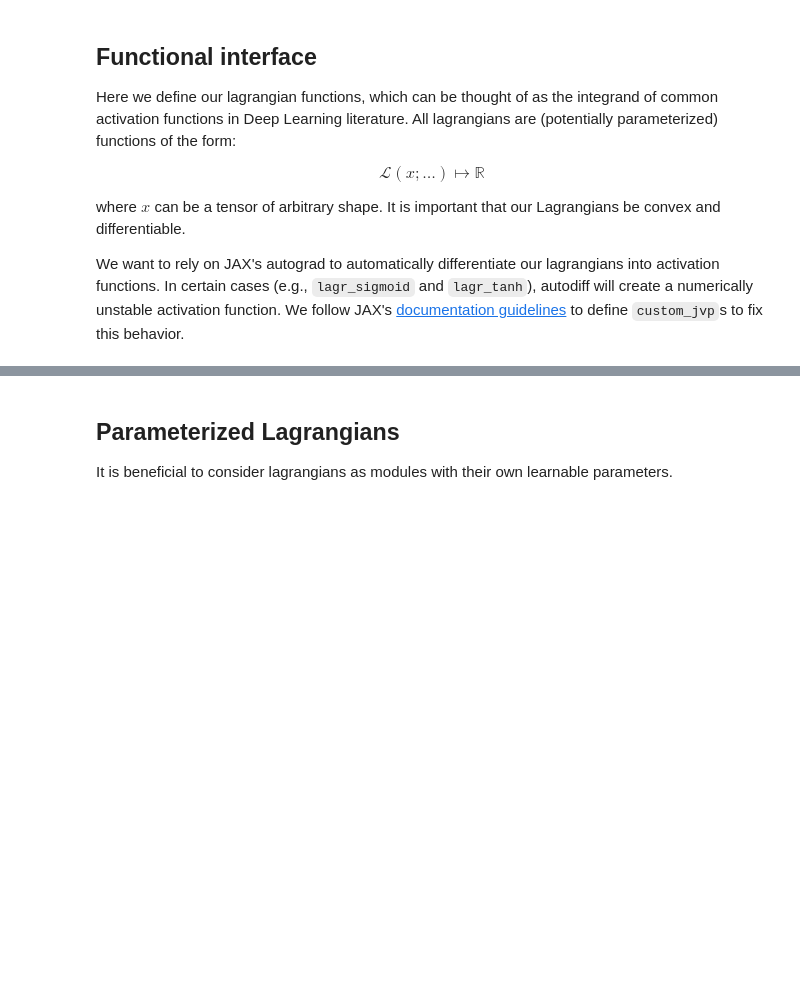
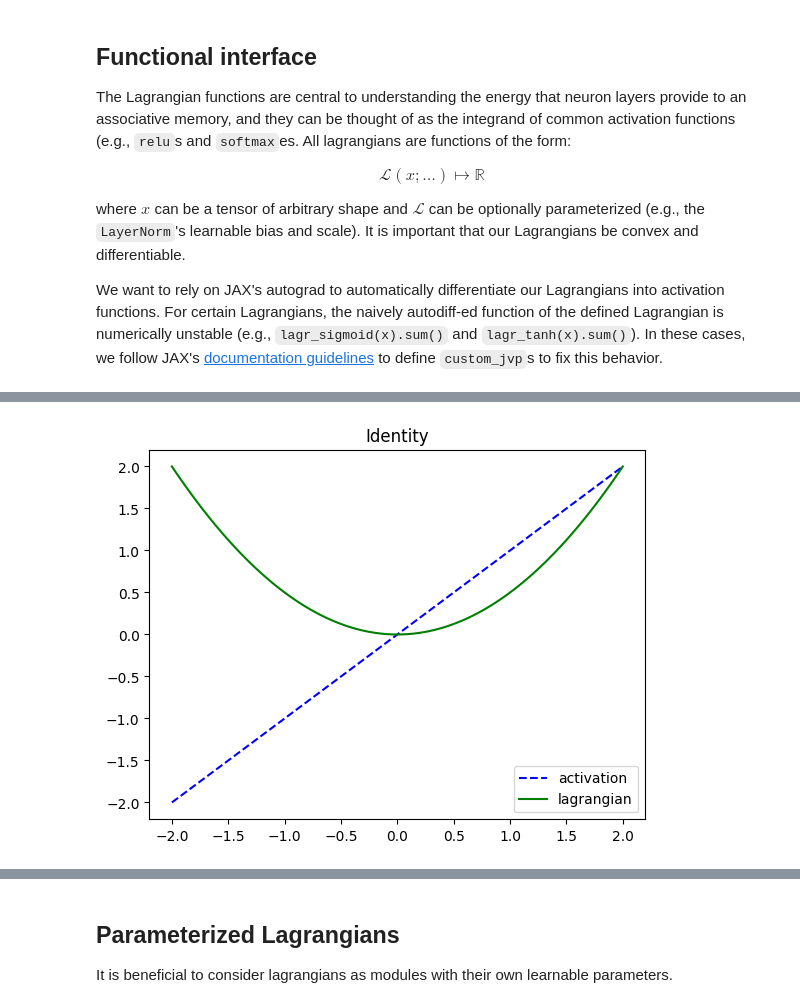
Before and after one commit to bhoov/hamux, a Jupyter notebook: nbs/00_lagrangians.ipynb, the cells around one changed output, grey strips where cells are left out. Cells and saved outputs as stored; diff of their text form; code cells hidden in the pictures; blank space fills up the shorter version.

Commit message:
Document Lagrangians and Layers

```diff
--- a/nbs/00_lagrangians.ipynb
+++ b/nbs/00_lagrangians.ipynb
@@ -19,10 +24,27 @@ from nbdev.showdoc import *
 # %% [markdown]
 ## Functional interface
 
-Here we define our lagrangian functions, which can be thought of as the integrand of common activation functions in Deep Learning literature. All lagrangians are (potentially parameterized) functions of the form:
+The Lagrangian functions are central to understanding the energy that neuron layers provide to an associative memory, and they can be thought of as the integrand of common activation functions (e.g., `relu`s and `softmax`es. All lagrangians are functions of the form:
 
 $$\mathcal{L}(x;\ldots) \mapsto \mathbb{R}$$
 
-where $x$ can be a tensor of arbitrary shape. It is important that our Lagrangians be convex and differentiable.
+where $x$ can be a tensor of arbitrary shape and $\mathcal{L}$ can be optionally parameterized (e.g., the `LayerNorm`'s learnable bias and scale). It is important that our Lagrangians be convex and differentiable.
 
-We want to rely on JAX's autograd to automatically differentiate our lagrangians into activation functions. In certain cases (e.g., `lagr_sigmoid` and `lagr_tanh`), autodiff will create a numerically unstable activation function. We follow JAX's [documentation guidelines](https://jax.readthedocs.io/en/latest/notebooks/Custom_derivative_rules_for_Python_code.html) to define `custom_jvp`s to fix this behavior.
+We want to rely on JAX's autograd to automatically differentiate our Lagrangians into activation functions. For certain Lagrangians, the naively autodiff-ed function of the defined Lagrangian is numerically unstable (e.g., `lagr_sigmoid(x).sum()` and `lagr_tanh(x).sum()`). In these cases, we follow JAX's [documentation guidelines](https://jax.readthedocs.io/en/latest/notebooks/Custom_derivative_rules_for_Python_code.html) to define `custom_jvp`s to fix this behavior.
+# %%
+#| export
+def lagr_identity(x):
+    """The Lagrangian whose activation function is simply the identity."""
+    return 1 / 2 * jnp.power(x, 2)
+# %%
+#| echo: false
+x = np.linspace(-2,2,100); ff = lagr_identity
+llagr = lambda x: ff(x).sum()
+y = jax.grad(llagr)(x)
+y2 = ff(x)
+fig, ax = plt.subplots(1)
+ax.plot(x,y, 'b--', x,y2,'g-')
+ax.set_title("Identity")
+ax.legend(["activation", "lagrangian"])
+plt.show(fig)
+# %% [output]
@@ -28,0 +52 @@ We want to rely on JAX's autograd to automatically differentiate our lagrangians
+[figure, added]
```
Also changed, not shown: parts of 34 cells of this notebook, 7 other files.
